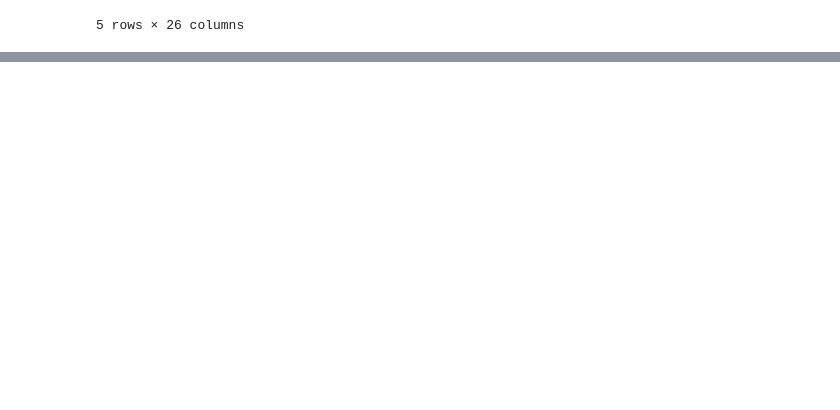
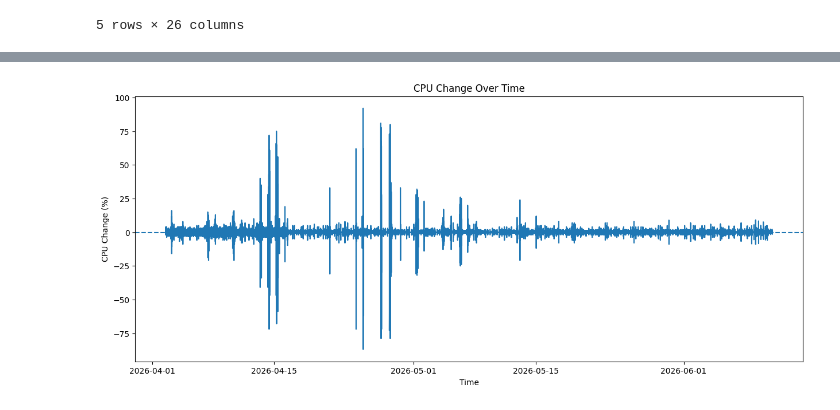
Before and after one commit to AvilashaGoswami1103/AI-Predictive-Maintenance, a Jupyter notebook: notebooks/03_feature_engineering.ipynb, the cells around one changed output, grey strips where cells are left out. Drawn from its saved outputs; the diff is of its cells as text; code cells hidden in the pictures; blank space fills up the shorter version.

```diff
--- a/notebooks/03_feature_engineering.ipynb
+++ b/notebooks/03_feature_engineering.ipynb
@@ -83,3 +91,10 @@ cpu_df["memory_change"] = (
+# %%
+# CPU-to-memory ratio - for workload imbalance detection
+cpu_df["cpu_memory_ratio"] = (
+    cpu_df["cpu_usage_pct"]
+    /
+    (cpu_df["memory_usage_pct"] + 1)
+)
 # %% [markdown]
 ### Power Features
 # %%
@@ -227,0 +289,26 @@ cpu_df.to_csv(
+# %%
+# CPU Change
+# Visualize sudden workload increases/decreases.
+# Useful for anomaly detection.
+plt.figure(figsize=(15,6))
+
+plt.plot(
+    temp["ts"],
+    temp["cpu_change"]
+)
+
+plt.title("CPU Change Over Time")
+plt.xlabel("Time")
+plt.ylabel("CPU Change (%)")
+
+plt.axhline(
+    y=0,
+    linestyle="--"
+)
+
+plt.show()
+
+# Positive Peaks  -> CPU spike
+# Negative Peaks  -> CPU drop
+# %% [output]
+[figure, added]
```
Also changed, not shown: parts of 18 cells of this notebook, 1 other file.
